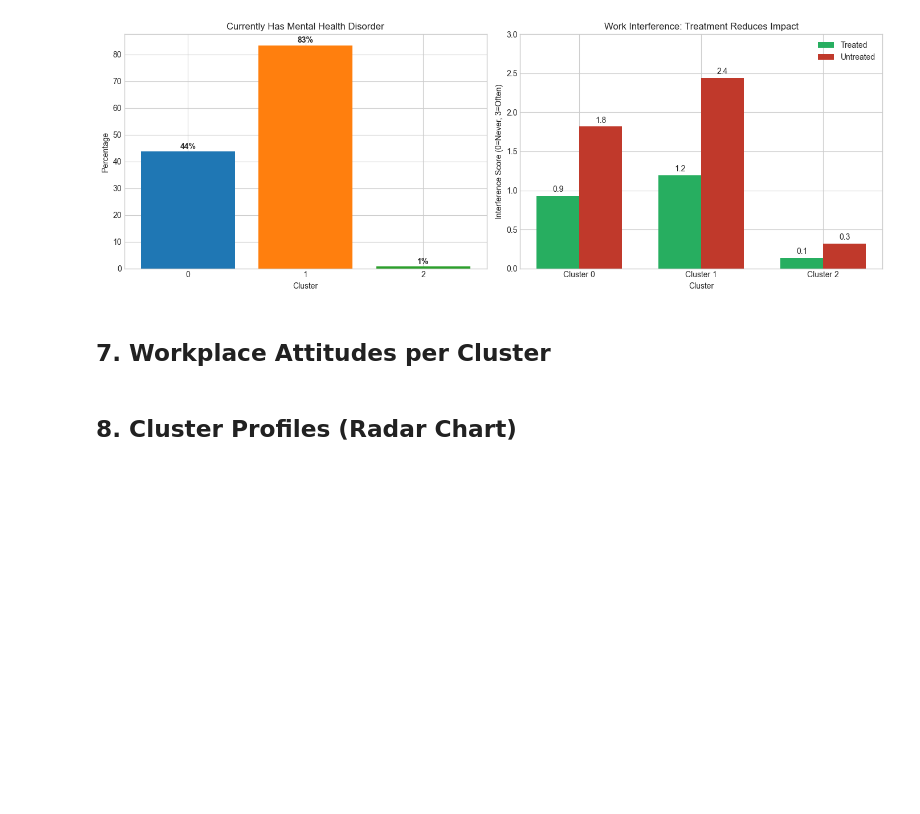
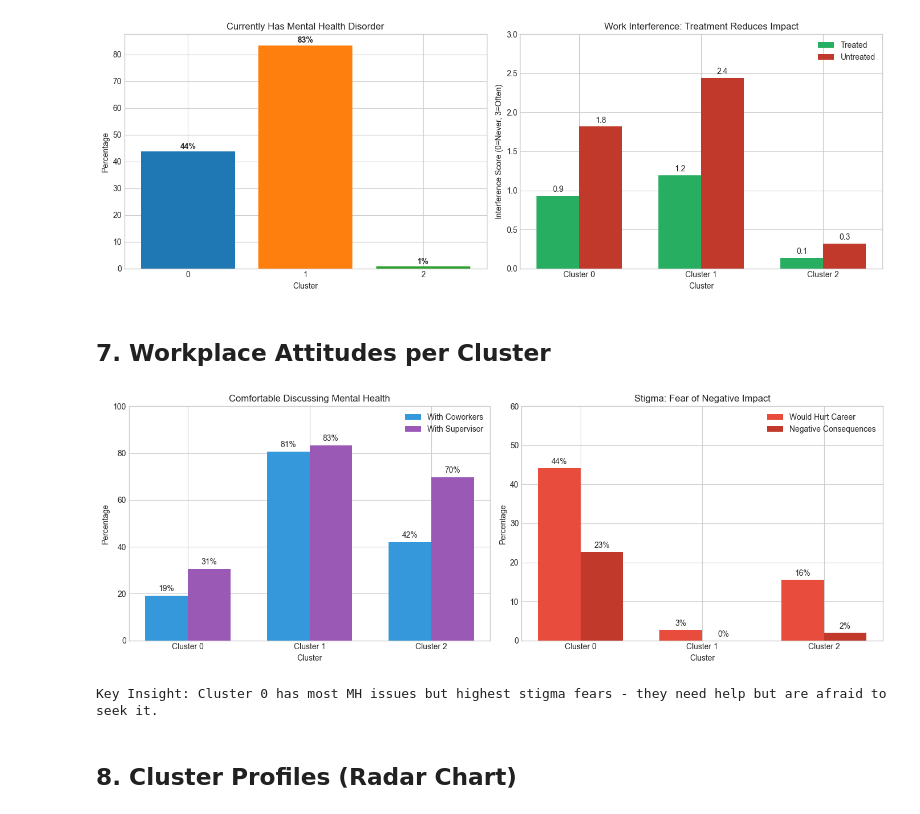
Before and after one commit to svenb23/ML-UL-FE, a Jupyter notebook: Notebooks/run_02/04_interpretation.ipynb, the cells around one changed output. Cells and saved outputs as stored; diff of their text form; code cells hidden in the pictures; blank space fills up the shorter version.

Commit message:
Add Workplace Attitudes analysis to cluster interpretation

```diff
--- a/Notebooks/run_02/04_interpretation.ipynb
+++ b/Notebooks/run_02/04_interpretation.ipynb
@@ -197,6 +197,60 @@ plt.show()
 [figure]
 # %% [markdown]
 ## 7. Workplace Attitudes per Cluster
+# %%
+# Workplace Attitudes: Openness vs. Stigma
+
+fig, axes = plt.subplots(1, 2, figsize=(14, 5))
+
+# 1. Comfort Level: Discussing MH with Coworkers/Supervisor
+ax1 = axes[0]
+comfort_coworkers = df.groupby('cluster')['Would you feel comfortable discussing a mental health disorder with your coworkers?_Yes'].mean() * 100
+comfort_supervisor = df.groupby('cluster')['Would you feel comfortable discussing a mental health disorder with your direct supervisor(s)?_Yes'].mean() * 100
+
+x = np.arange(len(comfort_coworkers.index))
+width = 0.35
+
+bars1 = ax1.bar(x - width/2, comfort_coworkers.values, width, label='With Coworkers', color='#3498db')
+bars2 = ax1.bar(x + width/2, comfort_supervisor.values, width, label='With Supervisor', color='#9b59b6')
+
+ax1.set_xlabel('Cluster')
+ax1.set_ylabel('Percentage')
+ax1.set_title('Comfortable Discussing Mental Health')
+ax1.set_xticks(x)
+ax1.set_xticklabels([f'Cluster {i}' for i in comfort_coworkers.index])
+ax1.legend()
+ax1.set_ylim(0, 100)
+
+for bar in bars1 + bars2:
+    ax1.text(bar.get_x() + bar.get_width()/2, bar.get_height() + 2, f'{bar.get_height():.0f}%', ha='center', fontsize=10)
+
+# 2. Stigma: Career Concerns & Negative Consequences Expected
+ax2 = axes[1]
+hurt_career = df.groupby('cluster')['Do you feel that being identified as a person with a mental health issue would hurt your career?_Yes, I think it would'].mean() * 100
+neg_consequences = df.groupby('cluster')['Do you think that discussing a mental health disorder with your employer would have negative consequences?_Yes'].mean() * 100
+
+bars3 = ax2.bar(x - width/2, hurt_career.values, width, label='Would Hurt Career', color='#e74c3c')
+bars4 = ax2.bar(x + width/2, neg_consequences.values, width, label='Negative Consequences', color='#c0392b')
+
+ax2.set_xlabel('Cluster')
+ax2.set_ylabel('Percentage')
+ax2.set_title('Stigma: Fear of Negative Impact')
+ax2.set_xticks(x)
+ax2.set_xticklabels([f'Cluster {i}' for i in hurt_career.index])
+ax2.legend()
+ax2.set_ylim(0, 60)
+
+for bar in bars3 + bars4:
+    ax2.text(bar.get_x() + bar.get_width()/2, bar.get_height() + 1, f'{bar.get_height():.0f}%', ha='center', fontsize=10)
+
+plt.tight_layout()
+plt.savefig(f'../../plots/{RUN}/workplace_attitudes.png', dpi=150, bbox_inches='tight')
+plt.show()
+
+print("Key Insight: Cluster 0 has most MH issues but highest stigma fears - they need help but are afraid to seek it.")
+# %% [output]
+[figure, added]
+Key Insight: Cluster 0 has most MH issues but highest stigma fears - they need help but are afraid to seek it.
 # %% [markdown]
 ## 8. Cluster Profiles (Radar Chart)
 # %% [markdown]
```
Also changed, not shown: 1 other file.
